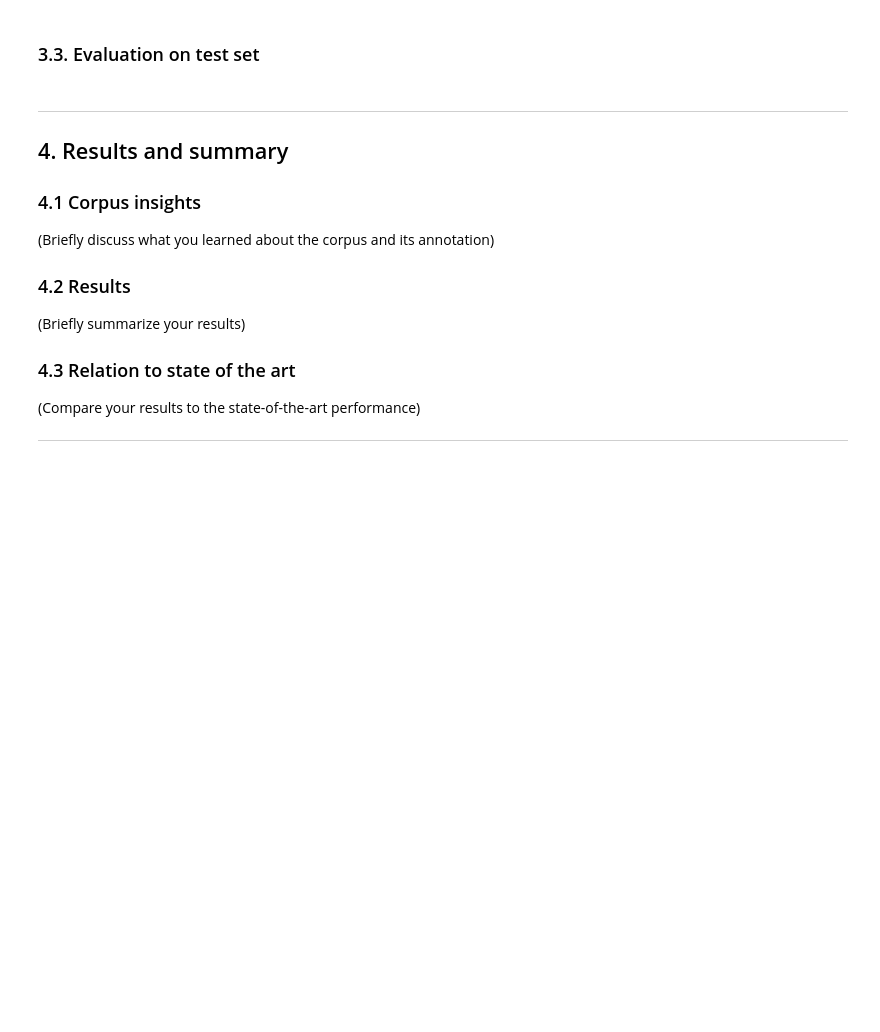
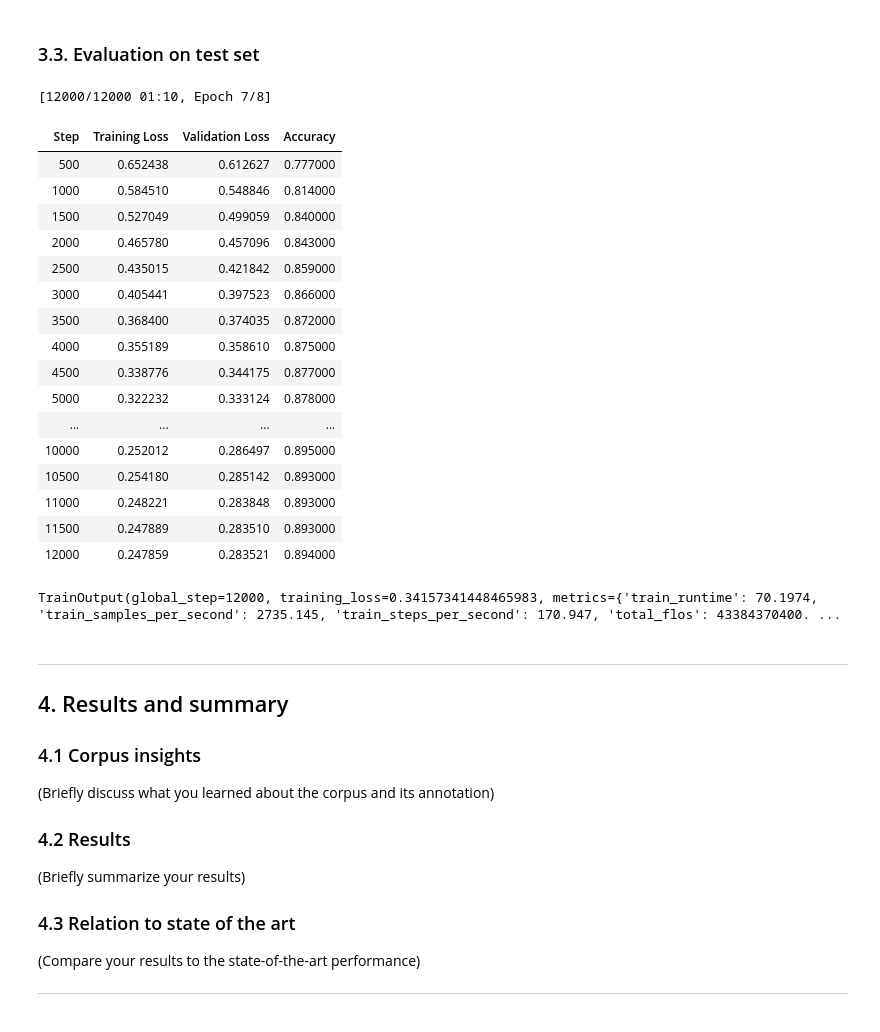
Before and after one commit to lrseeb/HLT26, a Jupyter notebook: project/project.ipynb, the cells around one changed output. Saved outputs shown, nothing was run; the diff lists cells and outputs as text; code cells hidden in the pictures; blank space fills up the shorter version.

Commit message:
project done

```diff
--- a/project/project.ipynb
+++ b/project/project.ipynb
@@ -45,0 +221,14 @@
+# %%
+trainer_args = transformers.TrainingArguments(
+    "mlp_checkpoints", #save checkpoints here
+    eval_strategy="steps", #...and not epochs (step is "one batch", epoch is "one full pass through the whole data")
+    logging_strategy="steps",
+    eval_steps=500, #eval every 500 steps
+    logging_steps=500,
+    learning_rate=3e-5, #learning rate of the gradient descent
+    max_steps=12000,
+    load_best_model_at_end=True, #when done, load the best model you have (which is not necessarily the one after the last step)
+    per_device_train_batch_size=16 #batch size
+)
+
+pprint(trainer_args)
@@ -50,3 +297,51 @@
+# %%
+accuracy = evaluate.load("accuracy")
+
+def compute_accuracy(outputs_and_labels):
+    outputs, labels = outputs_and_labels
+    predictions = np.argmax(outputs, axis=-1) #pick the index of the "winning" label among the outputs, i.e. argmax
+    return accuracy.compute(predictions=predictions, references=labels)
+# %%
+# Make a new model, this will also initialize it
+mlp = MLP(mlp_config)
+
+
+# Argument gives the number of evaluation tries of patience before early stopping
+# i.e. training is stopped when the evaluation loss fails to improve
+# certain number of times the model is evaluated, in this case 5 consecutive times
+early_stopping = transformers.EarlyStoppingCallback(5)
+
+trainer = transformers.Trainer(
+    model=mlp,
+    args=trainer_args,
+    train_dataset=dset_tokenized["train"],
+    eval_dataset=dset_tokenized["test"].select(range(1000)), #make a smaller subset to evaluate on
+    compute_metrics=compute_accuracy,
+    data_collator=collator,
+    callbacks=[early_stopping]
+)
+
+trainer.train()
+# %% [output]
+[12000/12000 01:10, Epoch 7/8]
+| Step | Training Loss | Validation Loss | Accuracy |
+| 500 | 0.652438 | 0.612627 | 0.777000 |
+| 1000 | 0.584510 | 0.548846 | 0.814000 |
+| 1500 | 0.527049 | 0.499059 | 0.840000 |
+| 2000 | 0.465780 | 0.457096 | 0.843000 |
+| 2500 | 0.435015 | 0.421842 | 0.859000 |
+| 3000 | 0.405441 | 0.397523 | 0.866000 |
+| 3500 | 0.368400 | 0.374035 | 0.872000 |
+| 4000 | 0.355189 | 0.358610 | 0.875000 |
+| 4500 | 0.338776 | 0.344175 | 0.877000 |
+| 5000 | 0.322232 | 0.333124 | 0.878000 |
+| ... | ... | ... | ... |
+| 10000 | 0.252012 | 0.286497 | 0.895000 |
+| 10500 | 0.254180 | 0.285142 | 0.893000 |
+| 11000 | 0.248221 | 0.283848 | 0.893000 |
+| 11500 | 0.247889 | 0.283510 | 0.893000 |
+| 12000 | 0.247859 | 0.283521 | 0.894000 |
+TrainOutput(global_step=12000, training_loss=0.34157341448465983, metrics={'train_runtime': 70.1974, 'train_samples_per_second': 2735.145, 'train_steps_per_second': 170.947, 'total_flos': 43384370400. ...
 # %% [markdown]
 ---
 
```
Also changed, not shown: parts of 14 cells of this notebook, 1 other file.
